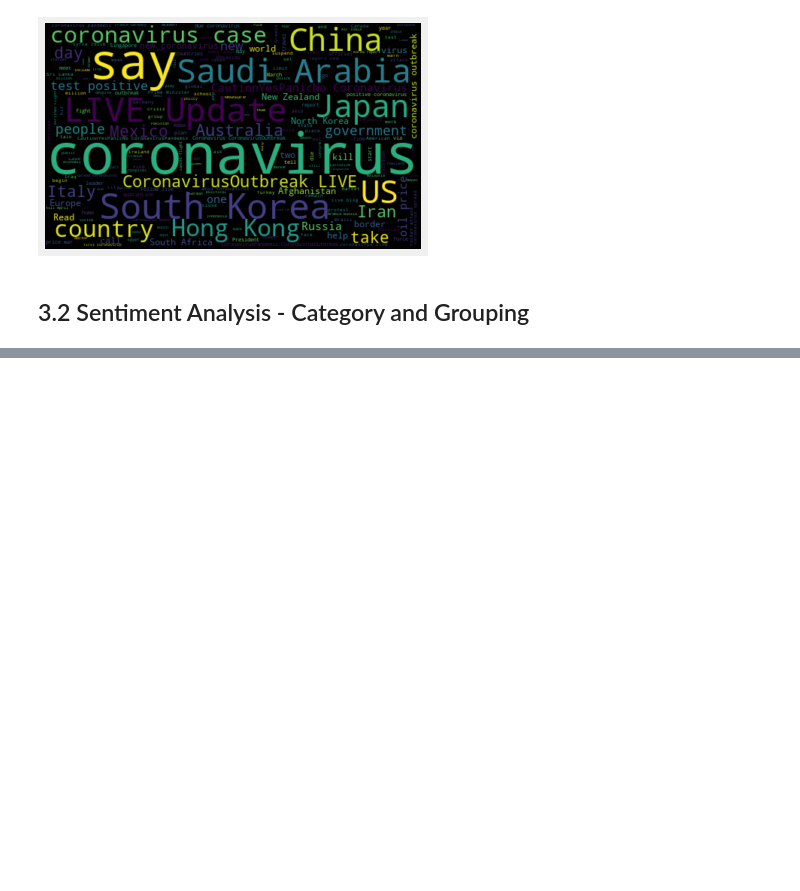
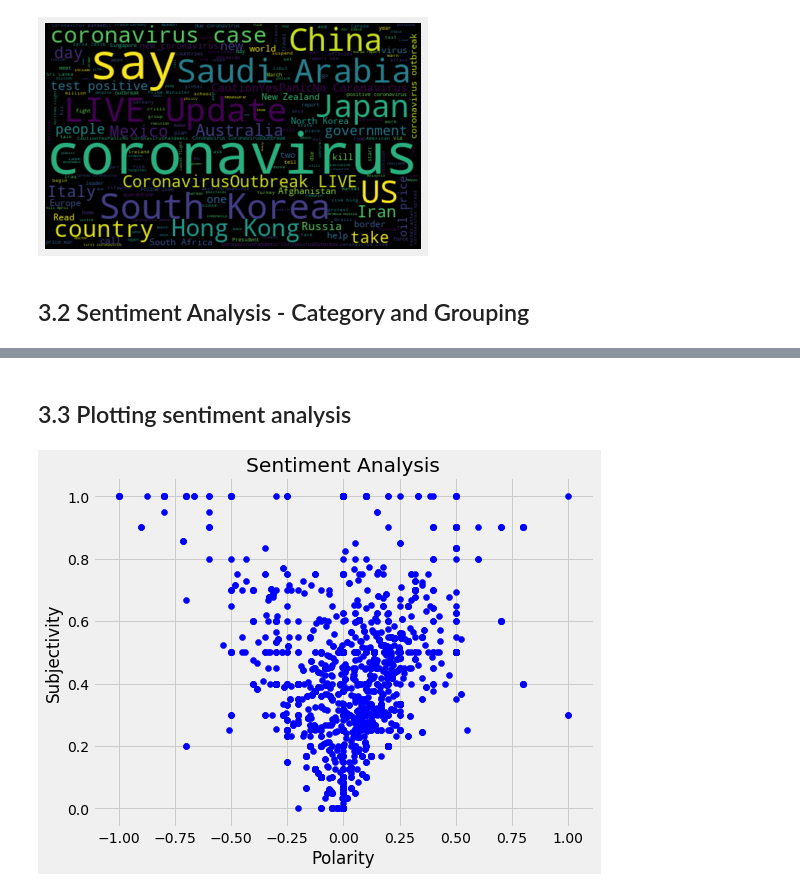
Before and after one commit to alejandroarrya/TASAM_final_project, a Jupyter notebook: TASAM_sa_analysis.ipynb, the cells around one changed output, grey strips where cells are left out. Saved outputs shown, nothing was run; the diff lists cells and outputs as text; code cells hidden in the pictures; blank space fills up the shorter version.

```diff
--- a/TASAM_sa_analysis.ipynb
+++ b/TASAM_sa_analysis.ipynb
@@ -116,5 +116,4 @@ def sentiment_analysis(score):
     else:
         return 'Positive'
 # %%
-tw_corpus['Sentiment'] = tw_corpus['Tweets'].apply(sentiment_analysis)
-tw_corpus.head()
+tw_corpus['Analysis'] = tw_corpus['Polarity'].apply(sentiment_analysis)
@@ -122,0 +129,26 @@ TypeError: '<' not supported between instances of 'str' and 'int'
+# %%
+def new_score(name):
+    country = tw_corpus.loc[(tw_corpus['Name'] == name)]
+
+    old_value = country['Polarity'].sum()
+    old_score_max = country['Polarity'].max()
+    old_score_min = country['Polarity'].min()
+
+    old_range = old_score_max - old_score_min
+
+    new_score_max = 5.0
+    new_score_min = 0.0
+
+    new_range = new_score_max - new_score_min
+
+    new_value = ((old_value - old_score_min) * new_range / old_range) + new_score_min
+
+    return new_value
+# %%
+tw_score = pd.DataFrame(columns=['Name','Score'])
+
+for i in tw_corpus.Name:
+    if i == i:
+        tw_score = tw_score.append([{'Name': i},{'Score': new_score(i)}], ignore_index=True)
+    else:
+        break
@@ -122,0 +179,13 @@ TypeError: '<' not supported between instances of 'str' and 'int'
+# %% [markdown]
+## 3.3 Plotting sentiment analysis
+# %%
+plt.figure(figsize=(8,6))
+for i in range(0, tw_corpus.shape[0]):
+    plt.scatter(tw_corpus['Polarity'][i], tw_corpus['Subjectivity'][i], color='Blue')
+
+plt.title('Sentiment Analysis')
+plt.xlabel('Polarity')
+plt.ylabel('Subjectivity')
+plt.show()
+# %% [output]
+[figure, added]
```
Also changed, not shown: parts of 3 cells of this notebook, 2 other files.
